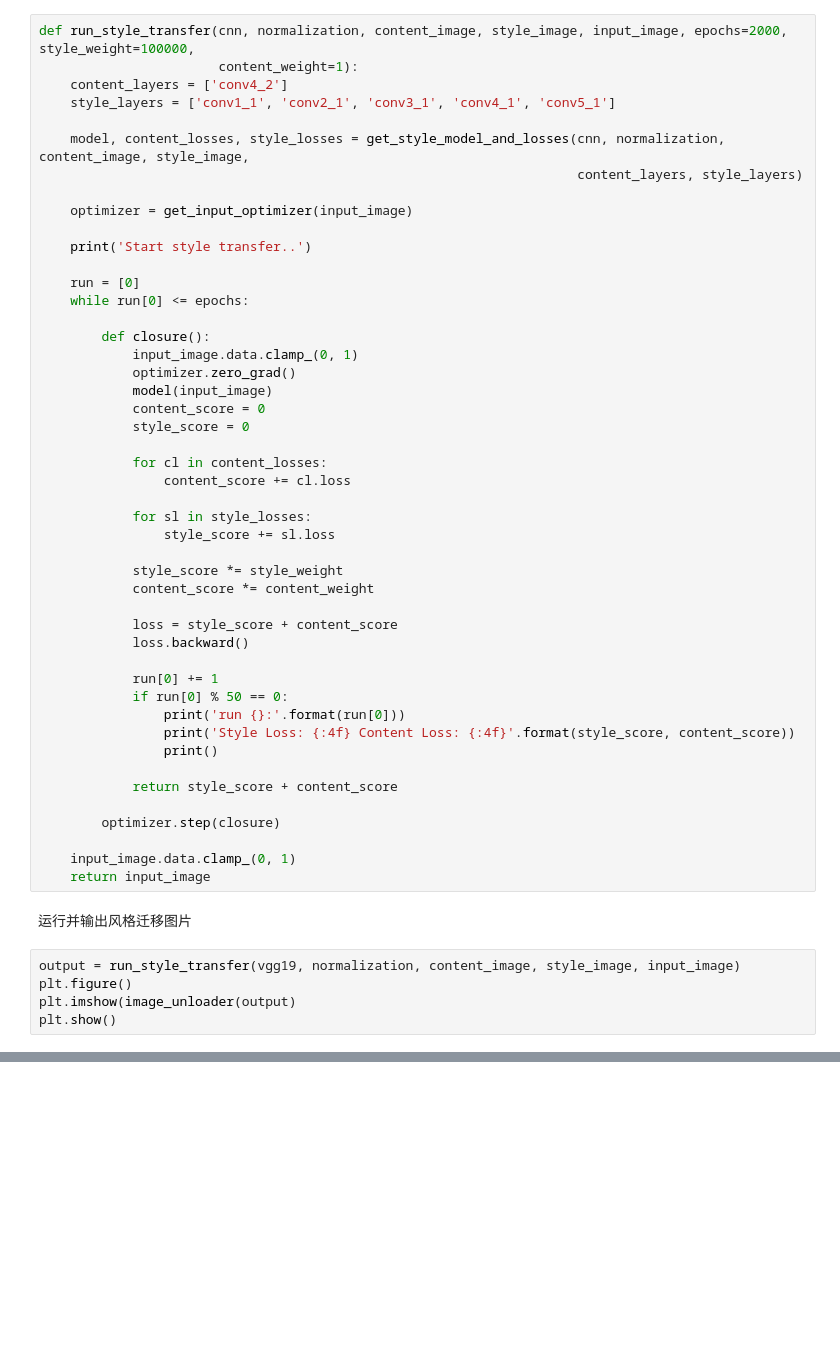
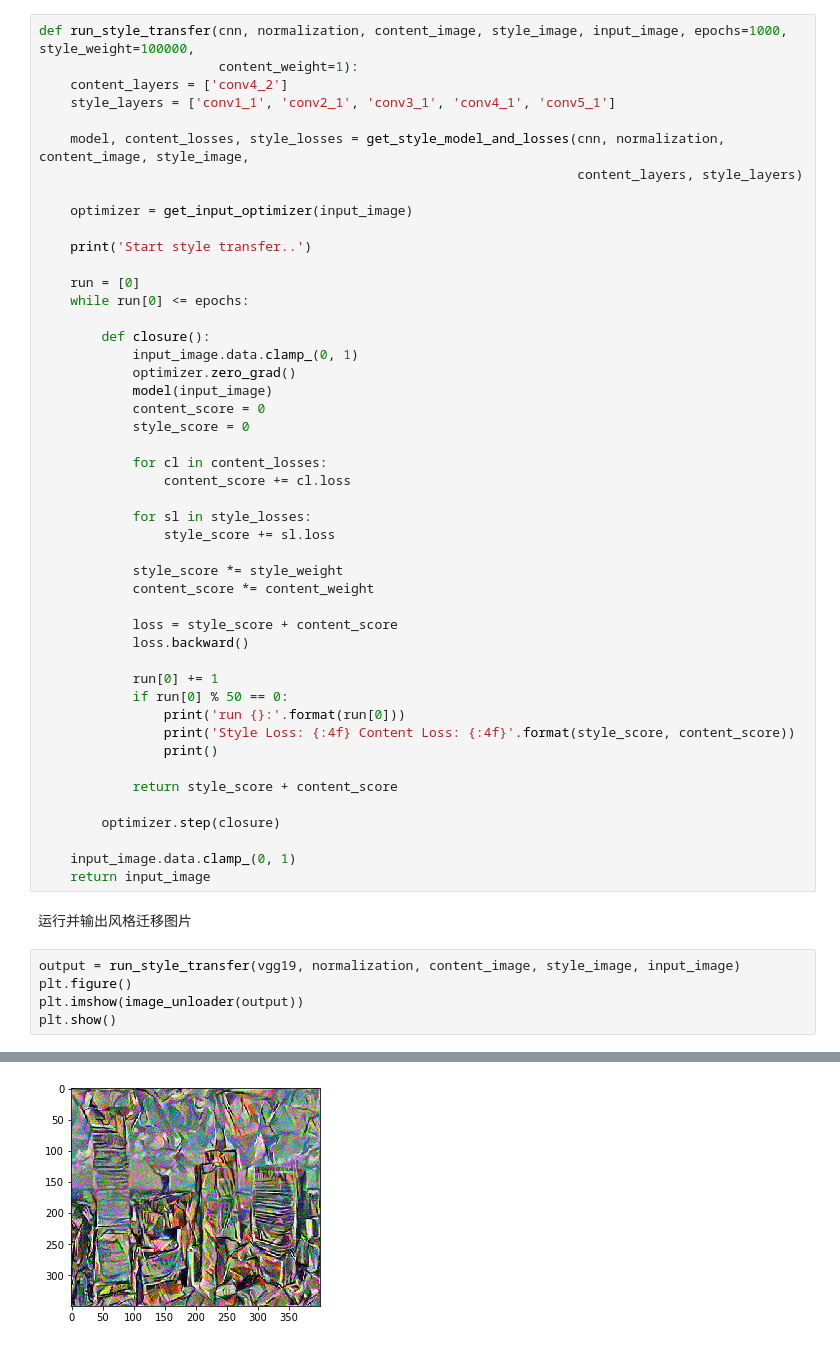
Before and after one commit to hailingu/MLFM, a Jupyter notebook: Appendix IV A Neural Algorithm of Artistic Style.ipynb, the cells around one changed output, grey strips where cells are left out. Cells and saved outputs as stored; diff of their text form; blank space fills up the shorter version.

```diff
--- a/Appendix IV A Neural Algorithm of Artistic Style.ipynb
+++ b/Appendix IV A Neural Algorithm of Artistic Style.ipynb
@@ -220,7 +220,7 @@ def get_input_optimizer(input_tensor):
 # %% [markdown]
 真正的开始风格迁移
 # %%
-def run_style_transfer(cnn, normalization, content_image, style_image, input_image, epochs=2000, style_weight=100000,
+def run_style_transfer(cnn, normalization, content_image, style_image, input_image, epochs=1000, style_weight=100000,
                        content_weight=1):
     content_layers = ['conv4_2']
     style_layers = ['conv1_1', 'conv2_1', 'conv3_1', 'conv4_1', 'conv5_1']
@@ -271,6 +271,6 @@ def run_style_transfer(cnn, normalization, content_image, style_image, input_ima
 # %%
 output = run_style_transfer(vgg19, normalization, content_image, style_image, input_image)
 plt.figure()
-plt.imshow(image_unloader(output)
+plt.imshow(image_unloader(output))
 plt.show()
 # %% [output]
@@ -277,0 +294 @@ SyntaxError: invalid syntax (<ipython-input-26-94ce09a6575b>, line 4)
+[figure, added]
```
Also changed, not shown: parts of 1 cell of this notebook.
